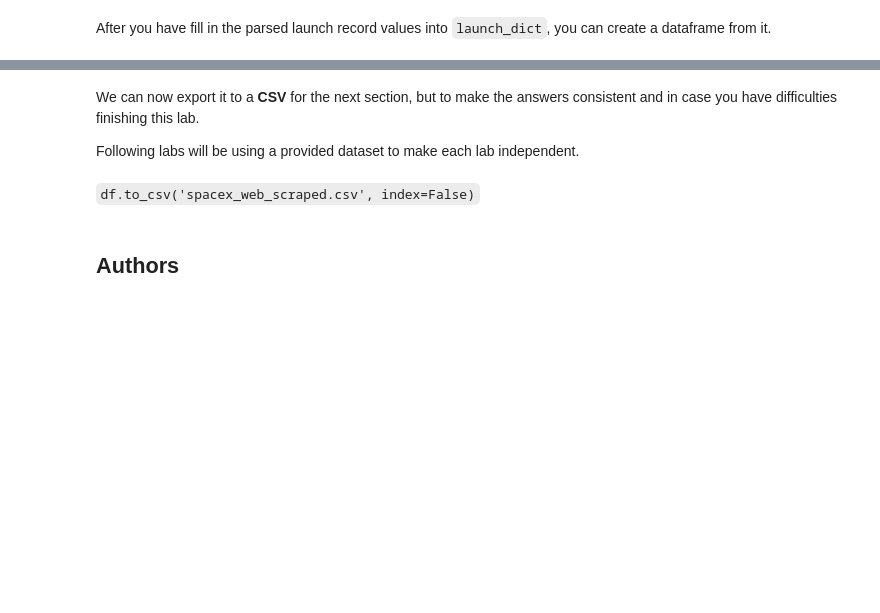
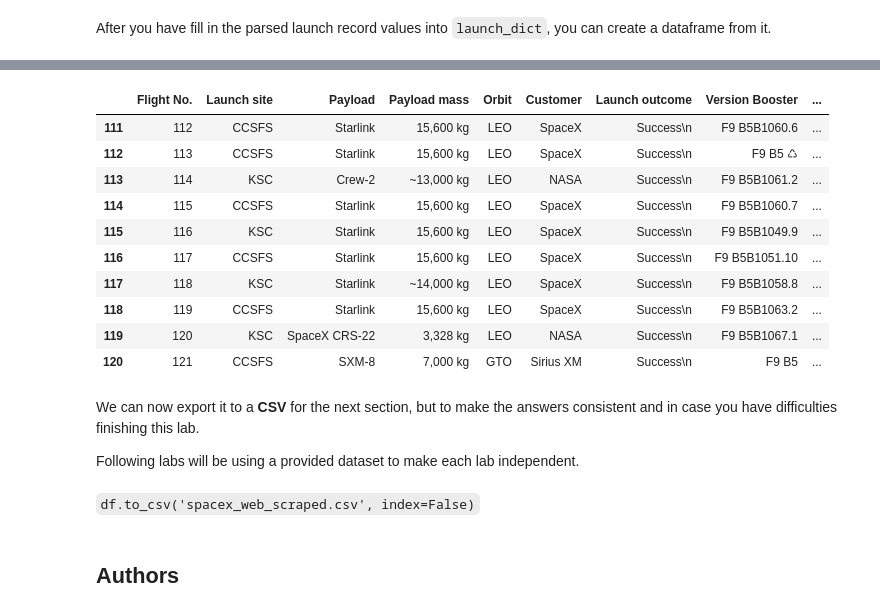
Before and after one commit to RimaHinn/CapstoneIBMDataScience, a Jupyter notebook: Collect_Data_Webscraping_BeautifulSoup.ipynb, the cells around one changed output, grey strips where cells are left out. Cells and saved outputs as stored; diff of their text form; code cells hidden in the pictures; blank space fills up the shorter version.

```diff
--- a/Collect_Data_Webscraping_BeautifulSoup.ipynb
+++ b/Collect_Data_Webscraping_BeautifulSoup.ipynb
@@ -385,3 +419,18 @@ df=pd.DataFrame(launch_dict)
+# %%
+#View last 10 rows of the data
+df.tail(10)
+# %% [output]
+|  | Flight No. | Launch site | Payload | Payload mass | Orbit | Customer | Launch outcome | Version Booster | ... |
+| 111 | 112 | CCSFS | Starlink | 15,600 kg | LEO | SpaceX | Success\n | F9 B5B1060.6 | ... |
+| 112 | 113 | CCSFS | Starlink | 15,600 kg | LEO | SpaceX | Success\n | F9 B5 ♺ | ... |
+| 113 | 114 | KSC | Crew-2 | ~13,000 kg | LEO | NASA | Success\n | F9 B5B1061.2 | ... |
+| 114 | 115 | CCSFS | Starlink | 15,600 kg | LEO | SpaceX | Success\n | F9 B5B1060.7 | ... |
+| 115 | 116 | KSC | Starlink | 15,600 kg | LEO | SpaceX | Success\n | F9 B5B1049.9 | ... |
+| 116 | 117 | CCSFS | Starlink | 15,600 kg | LEO | SpaceX | Success\n | F9 B5B1051.10 | ... |
+| 117 | 118 | KSC | Starlink | ~14,000 kg | LEO | SpaceX | Success\n | F9 B5B1058.8 | ... |
+| 118 | 119 | CCSFS | Starlink | 15,600 kg | LEO | SpaceX | Success\n | F9 B5B1063.2 | ... |
+| 119 | 120 | KSC | SpaceX CRS-22 | 3,328 kg | LEO | NASA | Success\n | F9 B5B1067.1 | ... |
+| 120 | 121 | CCSFS | SXM-8 | 7,000 kg | GTO | Sirius XM | Success\n | F9 B5 | ... |
 # %% [markdown]
 We can now export it to a <b>CSV</b> for the next section, but to make the answers consistent and in case you have difficulties finishing this lab.
 
```
Also changed, not shown: parts of 4 cells of this notebook.
